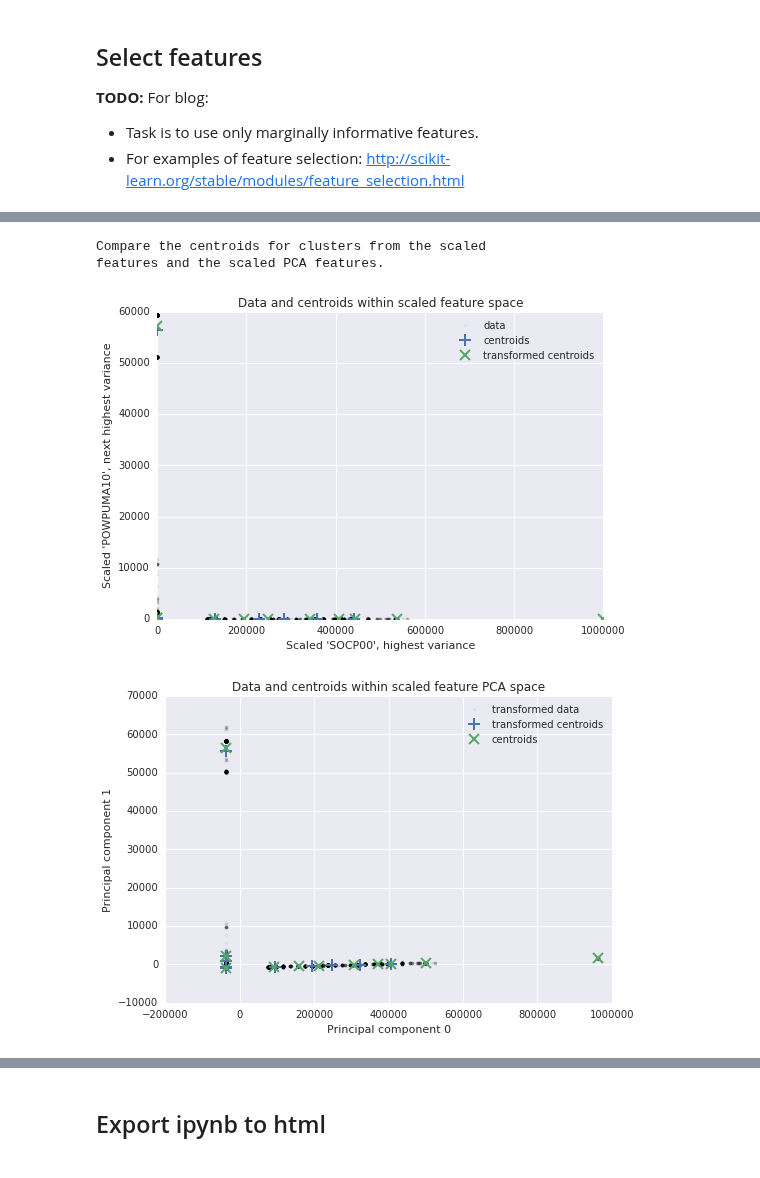
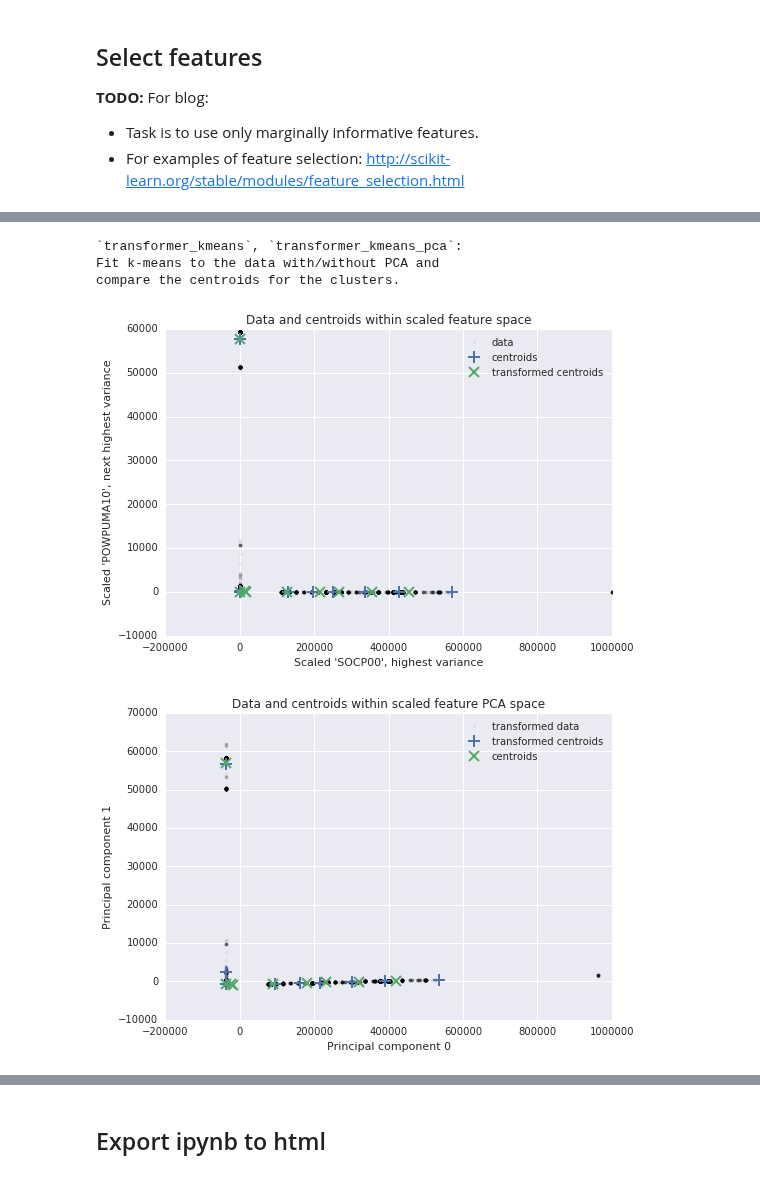
Before and after one commit to stharrold/stharrold.github.io, a Jupyter notebook: content/static/20160221-predict-household-income-from-census/20160221-predict-household-income-from-census.ipynb, the cells around one changed output, grey strips where cells are left out. Saved outputs shown, nothing was run; the diff lists cells and outputs as text; code cells hidden in the pictures.

```diff
--- a/content/static/20160221-predict-household-income-from-census/20160221-predict-household-income-from-census.ipynb
+++ b/content/static/20160221-predict-household-income-from-census/20160221-predict-household-income-from-census.ipynb
@@ -643,8 +646,9 @@ Time elapsed (sec) = 360.5
 # %%
-print("""Compare the centroids for clusters from the scaled
-features and the scaled PCA features.
+print("""`transformer_kmeans`, `transformer_kmeans_pca`:
+Fit k-means to the data with/without PCA and
+compare the centroids for the clusters.
 """)
-n_clusters = 11 # from silhouette scores
+n_clusters = 9 # from silhouette scores
 time_start = time.perf_counter()
 
 # Cluster scaled features with/without PCA using minibatch k-means
@@ -667,34 +671,35 @@ plt.plot(centroids[:, col_0], centroids[:, col_1],
          color=sns.color_palette()[0], label='centroids')
 plt.plot(transformed_centroids[:, col_0], transformed_centroids[:, col_1],
          marker='x', linestyle='', markeredgewidth=2, markersize=10,
          color=sns.color_palette()[1], label='transformed centroids')
 plt.xlabel("Scaled '{name}', highest variance".format(name=name_0))
 plt.ylabel("Scaled '{name}', next highest variance".format(name=name_1))
 plt.legend(loc='best')
 plt.show()
 
 # Plot clusters in scaled feature PCA space.
 transformed_centroids = transformer_pca.transform(transformer_kmeans.cluster_centers_)
 centroids = transformer_kmeans_pca.cluster_centers_
 plt.title("Data and centroids within scaled feature PCA space")
 plt.plot(features_scaled_pca[:, 0], features_scaled_pca[:, 1],
          marker='.', linestyle='', color='k', alpha=0.05,
          label='transformed data')
 plt.plot(transformed_centroids[:, 0], transformed_centroids[:, 1],
          marker='+', linestyle='', markeredgewidth=2, markersize=12,
          color=sns.color_palette()[0], label='transformed centroids')
 plt.plot(centroids[:, 0], centroids[:, 1],
          marker='x', linestyle='', markeredgewidth=2, markersize=10,
          color=sns.color_palette()[1], label='centroids')
 plt.xlabel('Principal component 0')
 plt.ylabel('Principal component 1')
 plt.legend(loc='best')
 plt.show()
 
 time_stop = time.perf_counter()
 print("Time elapsed (sec) = {diff:.1f}".format(diff=time_stop-time_start))
 # %% [output]
-Compare the centroids for clusters from the scaled
-features and the scaled PCA features.
+`transformer_kmeans`, `transformer_kmeans_pca`:
+Fit k-means to the data with/without PCA and
+compare the centroids for the clusters.
-[figure, old version]
+[figure, new version]
-[figure, old version]
+[figure, new version]
```
Also changed, not shown: parts of 37 cells of this notebook.
